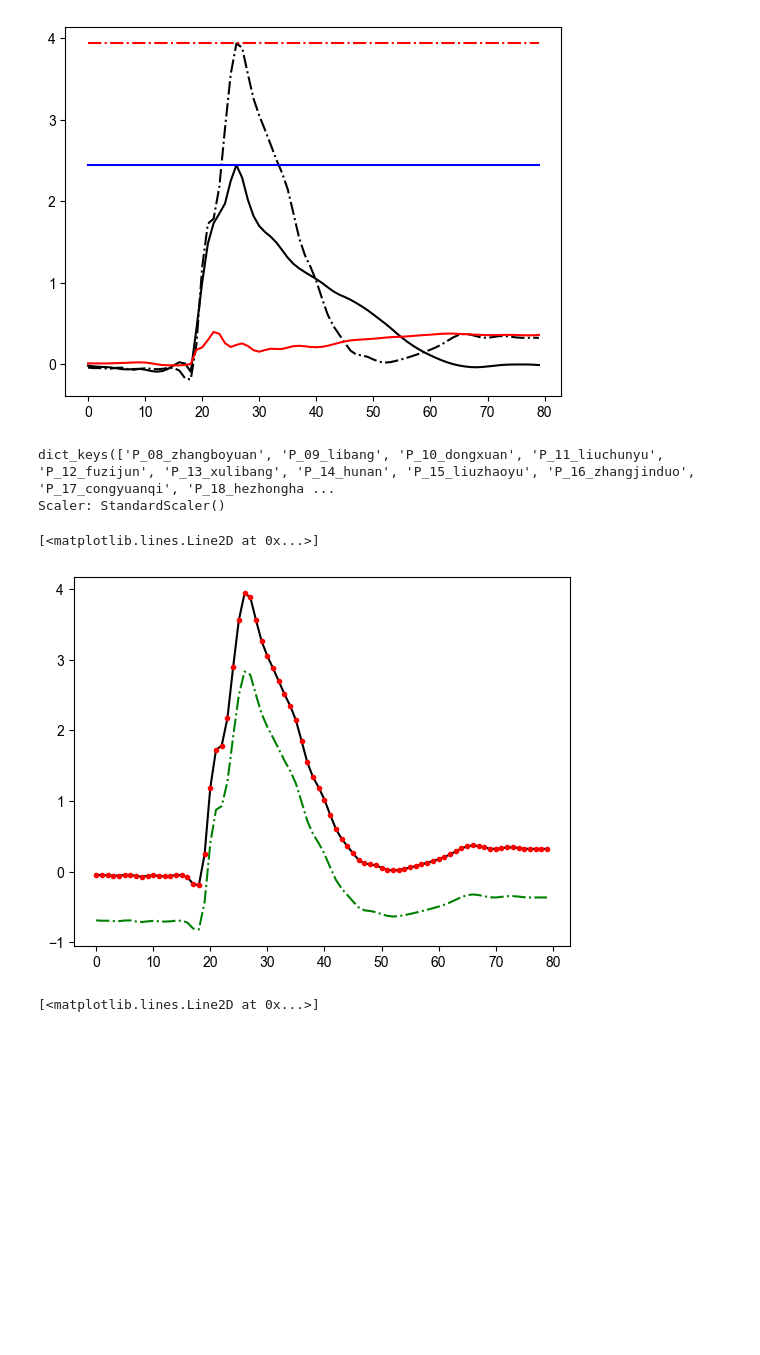
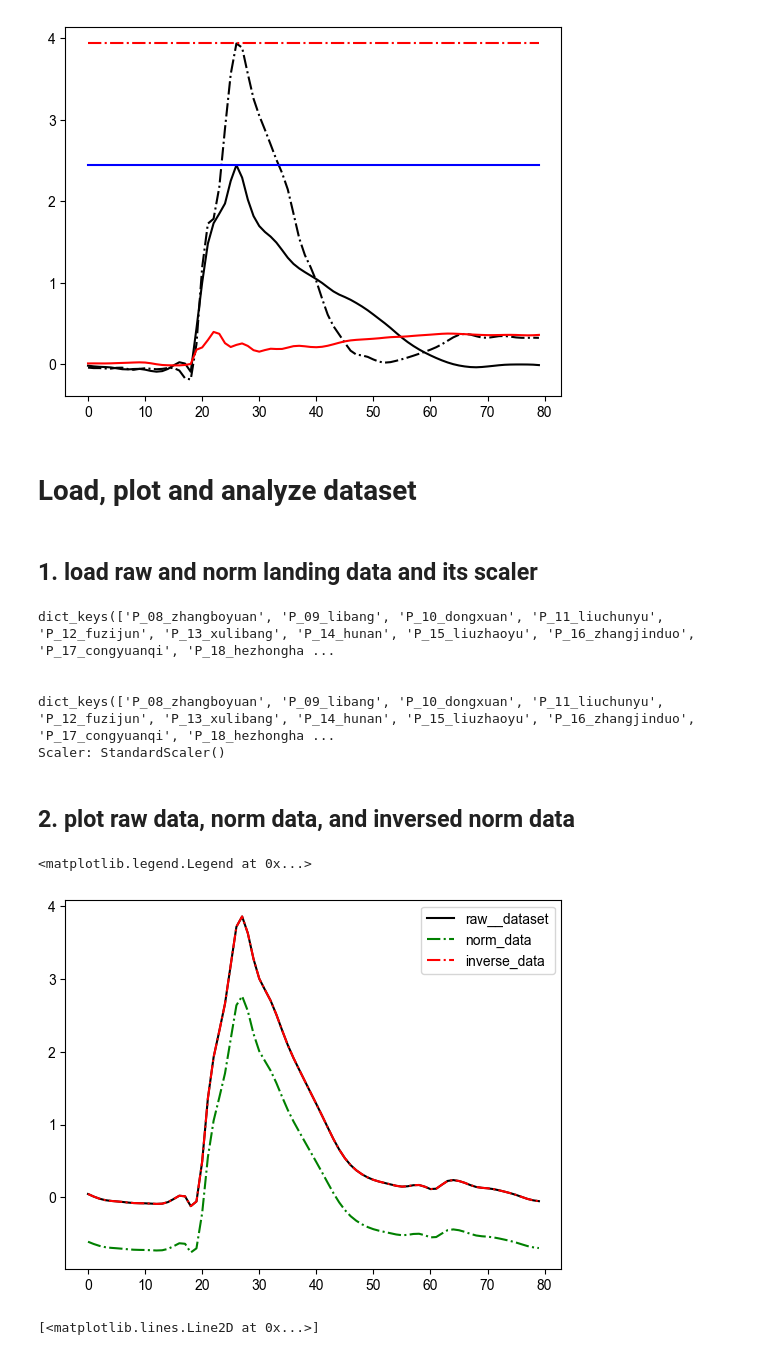
Before and after one commit to sunzhon/transfer_learning_for_droplanding, a Jupyter notebook: jupyter-lab/training_data_analysis.ipynb, the cells around one changed output. Cells and saved outputs as stored; diff of their text form; code cells hidden in the pictures; blank space fills up the shorter version.

```diff
--- a/jupyter-lab/training_data_analysis.ipynb
+++ b/jupyter-lab/training_data_analysis.ipynb
@@ -55,31 +55,52 @@ plt.plot(all_subjects_trials_dataset['P_14_hunan']['05']['PEAK_R_KNEE_MOMENT_X']
 # %% [output]
 [<matplotlib.lines.Line2D at 0x...>]
 [figure]
+# %% [markdown]
+# Load, plot and analyze dataset
+# %% [markdown]
+## 1. load raw and norm landing data and its scaler
 # %%
-# load selected and norm landing data and its scaler
-selected_norm_dataset, _ = pro_rd.load_subjects_dataset(data_file_name = os.path.join(DATA_PATH,'original/tre_t_stand_rdouble_leg_norm_landing_data.hdf5'))
-print(selected_norm_dataset.keys())
-scaler_file = os.path.join(DATA_PATH,'original/t_stand_rdouble_leg_landing_scaler_file.pkl')
+dataset_folder = "original"
+# load norm data
+norm_dataset_file = "tst_t_stand_rdouble_leg_norm_landing_data.hdf5"
+norm_dataset, _ = pro_rd.load_subjects_dataset(data_file_name = os.path.join(DATA_PATH,dataset_folder, norm_dataset_file))
+print(norm_dataset.keys())
+print("\n")
+
+# load raw data
+dataset_file = "t_stand_rdouble_leg_landing_data.hdf5"
+raw_dataset, _ = pro_rd.load_subjects_dataset(data_file_name = os.path.join(DATA_PATH,dataset_folder, dataset_file))
+print(raw_dataset.keys())
+
+# load scaler
+scaler_file = os.path.join(DATA_PATH,dataset_folder,'t_stand_rdouble_leg_landing_scaler_file.pkl')
 scaler  = pickle.load(open(scaler_file,'rb'))
-print("Scaler:",scaler)
+print("scaler:",scaler)
 # %% [output]
+dict_keys(['P_08_zhangboyuan', 'P_09_libang', 'P_10_dongxuan', 'P_11_liuchunyu', 'P_12_fuzijun', 'P_13_xulibang', 'P_14_hunan', 'P_15_liuzhaoyu', 'P_16_zhangjinduo', 'P_17_congyuanqi', 'P_18_hezhongha ...
+
+
 dict_keys(['P_08_zhangboyuan', 'P_09_libang', 'P_10_dongxuan', 'P_11_liuchunyu', 'P_12_fuzijun', 'P_13_xulibang', 'P_14_hunan', 'P_15_liuzhaoyu', 'P_16_zhangjinduo', 'P_17_congyuanqi', 'P_18_hezhongha ...
 Scaler: StandardScaler()
+# %% [markdown]
+## 2. plot raw data, norm data, and inversed norm data
 # %%
-# plot all subject data, selected_norm data, and inverse selected_norm data
 a_subject_name_id = 'P_08_zhangboyuan'
-a_trial_id = '05'
+a_trial_id = '09'
 field = 'R_KNEE_MOMENT_X'
 
-plt.plot(all_subjects_trials_dataset[a_subject_name_id][a_trial_id][field],'k-')
-plt.plot(selected_norm_dataset[a_subject_name_id][a_trial_id][field],'g-.')
+# inverse transformation
+inverse_a_trial_data=scaler.inverse_transform(norm_dataset[a_subject_name_id][a_trial_id])
+pd_inverse_a_trial_data = pd.DataFrame(inverse_a_trial_data,columns=dataset[a_subject_name_id][a_trial_id].columns)
 
-inverse_a_trial_data=scaler.inverse_transform(selected_norm_dataset[a_subject_name_id][a_trial_id])
-pd_inverse_a_trial_data = pd.DataFrame(inverse_a_trial_data,columns=selected_norm_dataset[a_subject_name_id][a_trial_id].columns)
-plt.plot(pd_inverse_a_trial_data[field],'r.')
+# plot
+plt.plot(raw_dataset[a_subject_name_id][a_trial_id][field],'k-')
+plt.plot(norm_dataset[a_subject_name_id][a_trial_id][field],'g-.')
+plt.plot(pd_inverse_a_trial_data[field],'r-.')
+plt.legend(["raw__dataset","norm_data","inverse_data"])
 # %% [output]
-[<matplotlib.lines.Line2D at 0x...>]
+<matplotlib.legend.Legend at 0x...>
-[figure, old version]
+[figure, new version]
 # %%
 pall_subjects_trials_dataset,_ = pro_rd.load_subjects_dataset(data_file_name = os.path.join(DATA_PATH,'all_subjects_landing_data_withpeak.hdf5'))
 kem_subjects_trials_dataset,_ = pro_rd.load_subjects_dataset(data_file_name = os.path.join(DATA_PATH,'selection','selection_15sub_25tri_kem_norm_landing_data.hdf5'))
```
Also changed, not shown: parts of 1 cell of this notebook, 7 other files.
